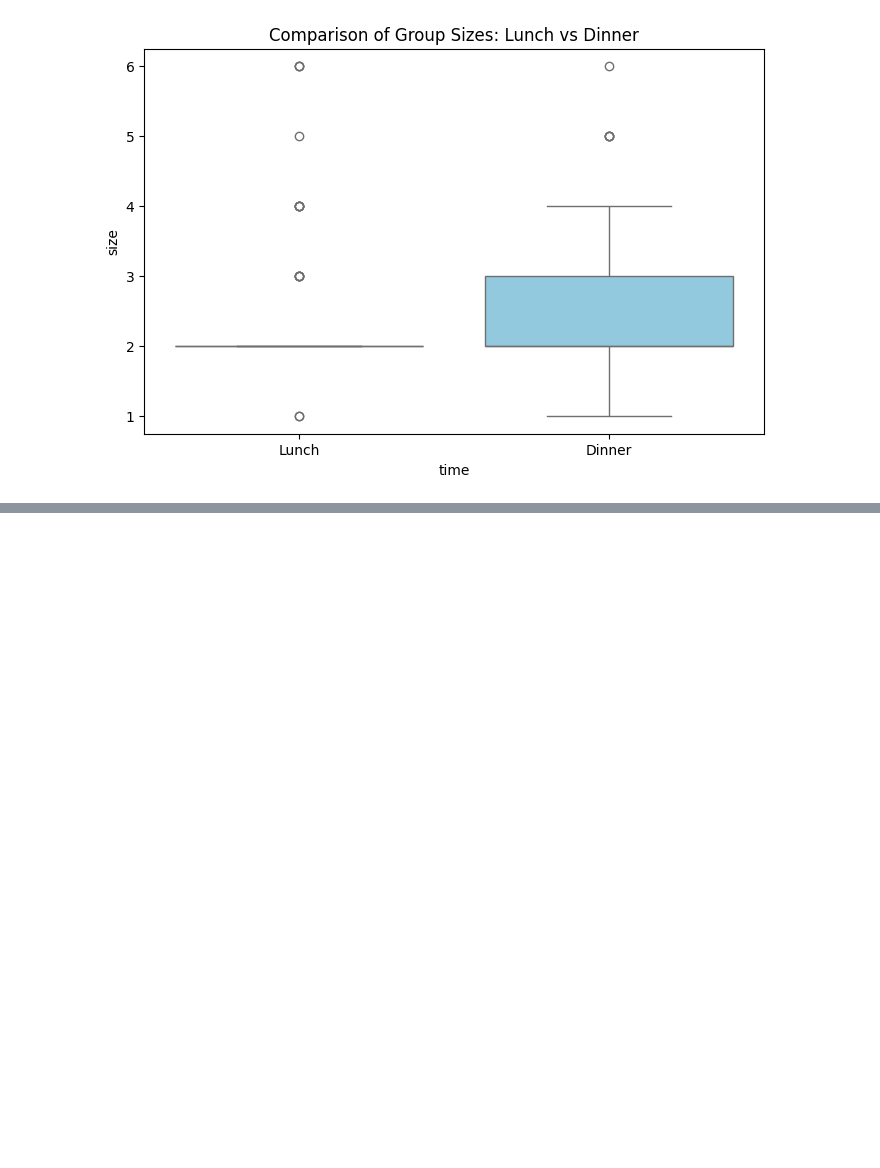
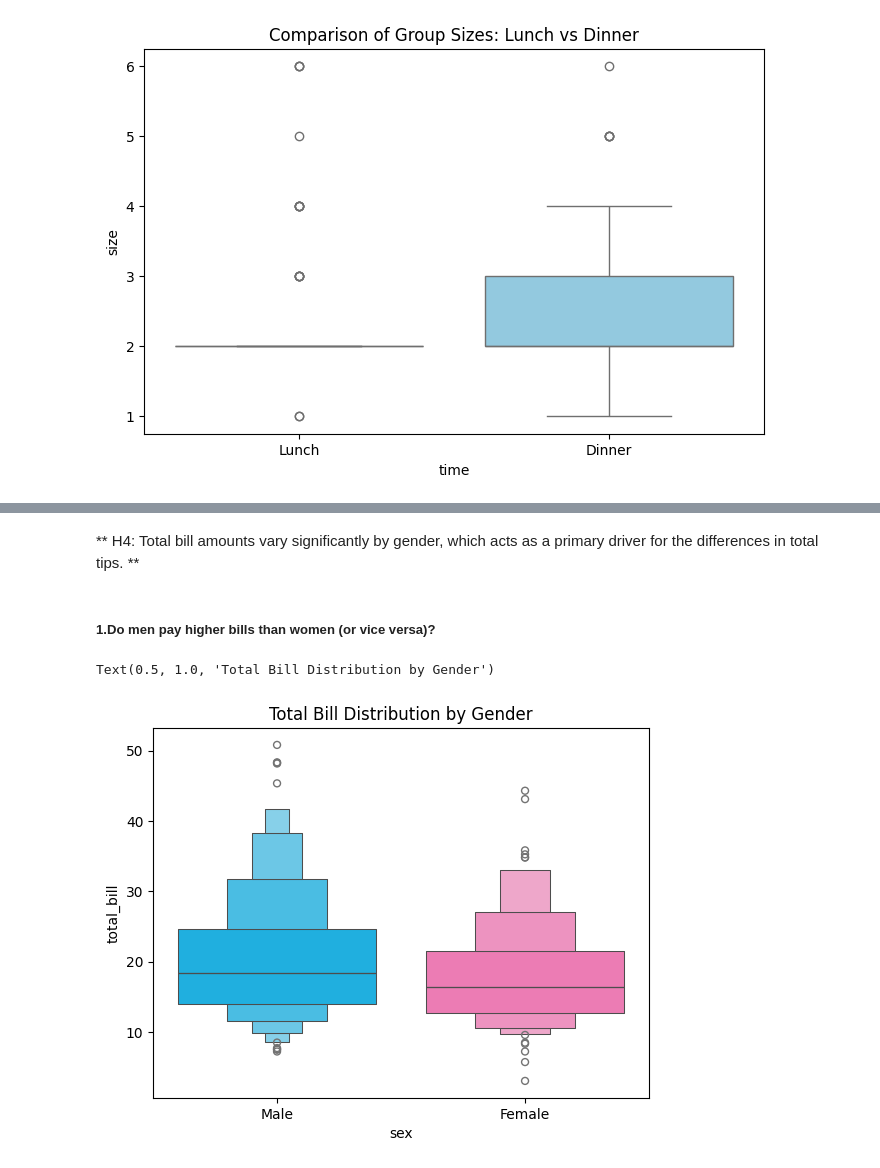
Before and after one commit to MonaMashta/AAI, a Jupyter notebook: student/Data Science/Module 4/Ex 4: Hypothesis testing.ipynb, the cells around one changed output, grey strips where cells are left out. Cells and saved outputs as stored; diff of their text form; code cells hidden in the pictures; blank space fills up the shorter version.

```diff
--- a/student/Data Science/Module 4/Ex 4: Hypothesis testing.ipynb
+++ b/student/Data Science/Module 4/Ex 4: Hypothesis testing.ipynb
@@ -81,0 +84,10 @@ plt.show()
+# %% [markdown]
+** H4: Total bill amounts vary significantly by gender, which acts as a primary driver for the differences in total tips. **
+# %% [markdown]
+##### 1.Do men pay higher bills than women (or vice versa)?
+# %%
+sns.boxenplot(data=tips, x='sex', y= 'total_bill',hue='sex', palette={"Male":"deepskyblue", "Female": "hotpink"},legend=False)
+plt.title('Total Bill Distribution by Gender')
+# %% [output]
+Text(0.5, 1.0, 'Total Bill Distribution by Gender')
+[figure, added]
```
Also changed, not shown: parts of 3 cells of this notebook.
